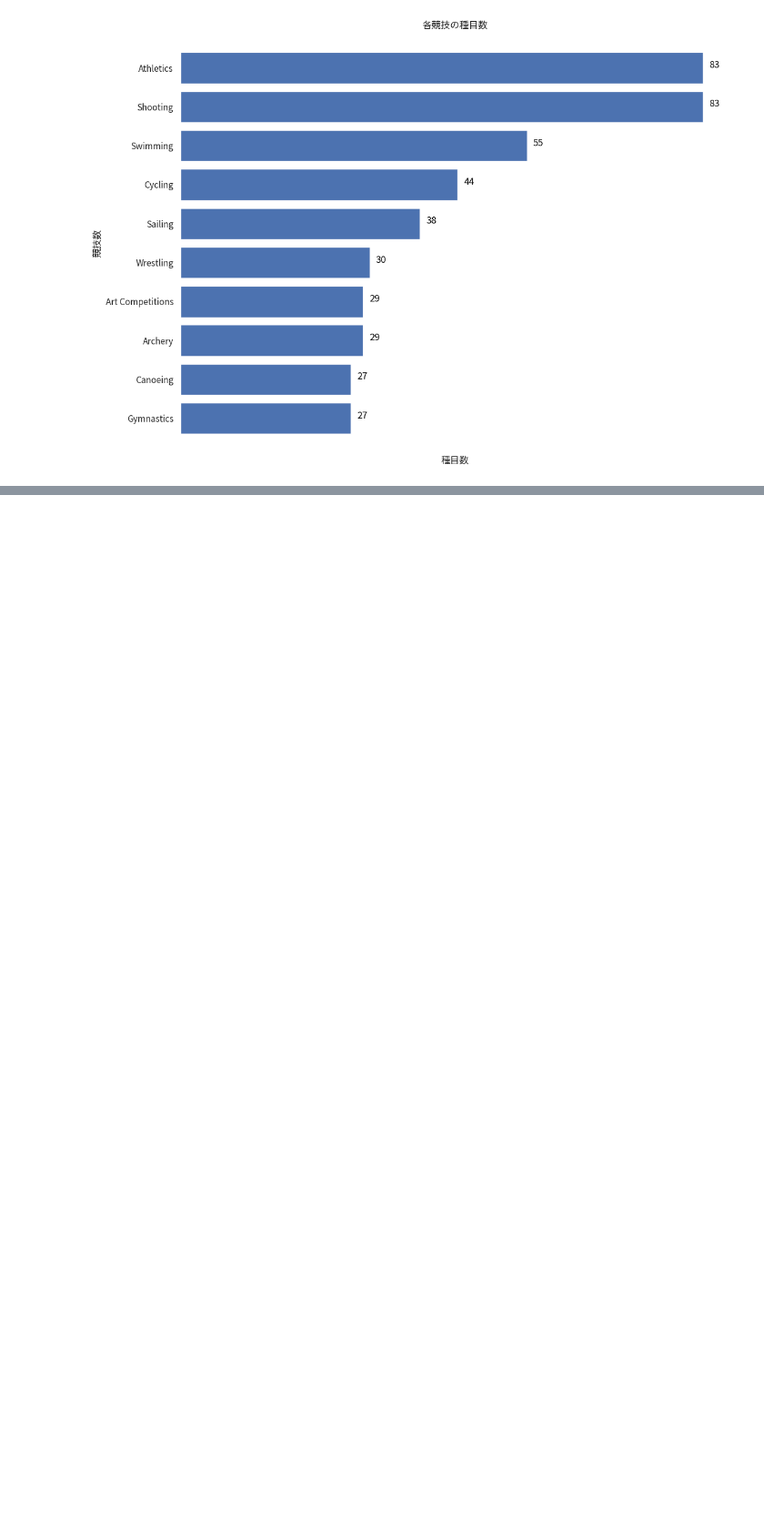
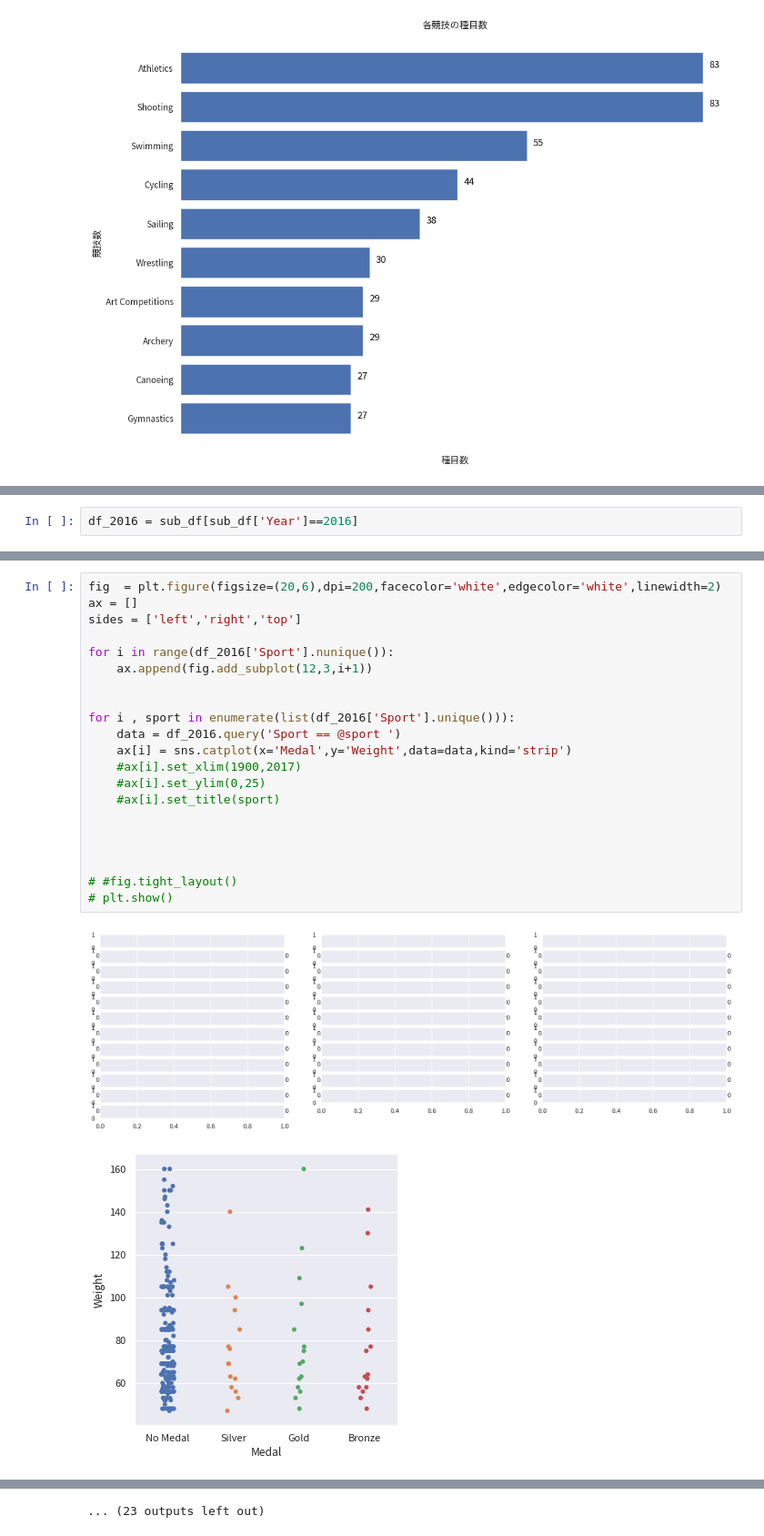
Before and after one commit to 900914/TIL, a Jupyter notebook: Kaggle/120olympic_analytics.ipynb, the cells around one changed output, grey strips where cells are left out. Shown at 91% size. Drawn from its saved outputs; the diff is of its cells as text; blank space fills up the shorter version.

```diff
--- a/Kaggle/120olympic_analytics.ipynb
+++ b/Kaggle/120olympic_analytics.ipynb
@@ -769,0 +866,2 @@ plt.show()
+# %%
+df_2016 = sub_df[sub_df['Year']==2016]
@@ -769,0 +927,24 @@ plt.show()
+# %%
+fig  = plt.figure(figsize=(20,6),dpi=200,facecolor='white',edgecolor='white',linewidth=2)
+ax = []
+sides = ['left','right','top']
+
+for i in range(df_2016['Sport'].nunique()):
+    ax.append(fig.add_subplot(12,3,i+1))
+
+
+for i , sport in enumerate(list(df_2016['Sport'].unique())):
+    data = df_2016.query('Sport == @sport ')
+    ax[i] = sns.catplot(x='Medal',y='Weight',data=data,kind='strip')
+    #ax[i].set_xlim(1900,2017)
+    #ax[i].set_ylim(0,25)
+    #ax[i].set_title(sport)
+
+
+
+
+# #fig.tight_layout()
+# plt.show()
+# %% [output]
+[figure, added]
+[figure, added]
@@ -769,0 +961 @@ plt.show()
+... (23 outputs left out)
```
Also changed, not shown: parts of 37 cells of this notebook.
